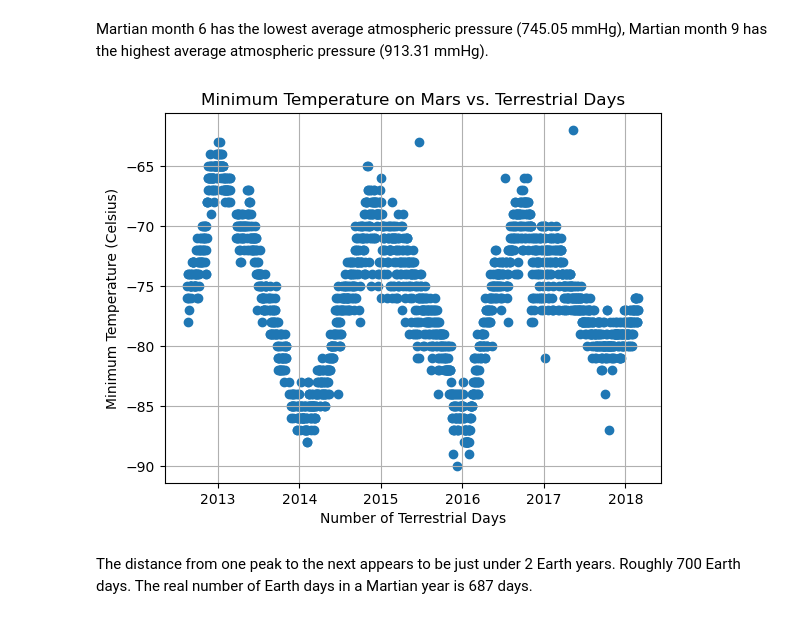
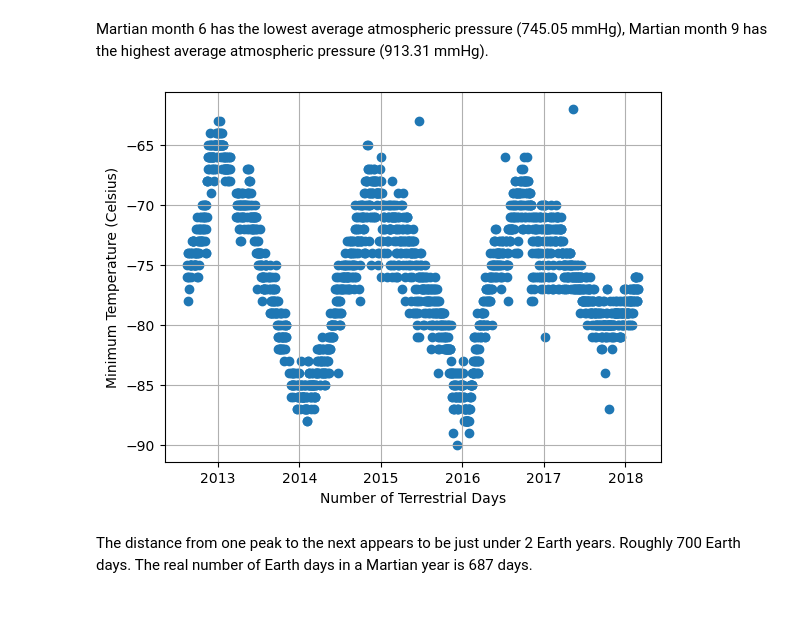
Before and after one commit to dofonik/html-challenge, a Jupyter notebook: Main_Code/part_2_mars_weather.ipynb, the cells around one changed output. Cells and saved outputs as stored; diff of their text form; code cells hidden in the pictures.

```diff
--- a/Main_Code/part_2_mars_weather.ipynb
+++ b/Main_Code/part_2_mars_weather.ipynb
@@ -277,17 +249,17 @@ Text(0, 0.5, 'Pressure (mmHg)')
 Martian month 6 has the lowest average atmospheric pressure (745.05 mmHg), Martian month 9 has the highest average atmospheric pressure (913.31 mmHg).
 # %%
 # 5. How many terrestrial (earth) days are there in a Martian year?
+#Extract x and y axis values from dataframe
 TerrestrialDays = MarsData_df['terrestrial_date']
 MinTemps = MarsData_df['min_temp']
 
 plt.scatter(TerrestrialDays, MinTemps)
-plt.title('Minimum Temperature on Mars vs. Terrestrial Days')
 plt.xlabel('Number of Terrestrial Days')
 plt.ylabel('Minimum Temperature (Celsius)')
 plt.grid(True)
 plt.show()
 # %% [output]
-[figure, old version]
+[figure, new version]
 # %% [markdown]
 The distance from one peak to the next appears to be just under 2 Earth years. Roughly 700 Earth days. The real number of Earth days in a Martian year is 687 days.
 # %% [markdown]
```
Also changed, not shown: parts of 7 cells of this notebook, 2 other files.
